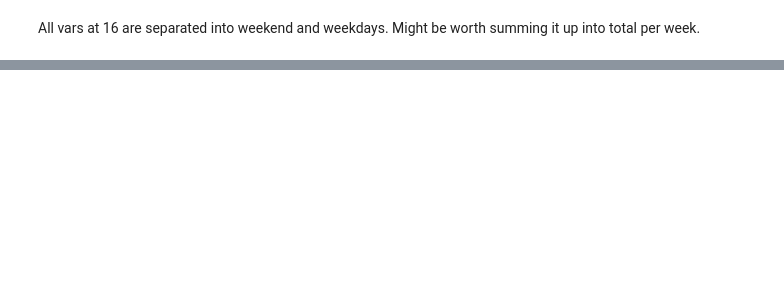
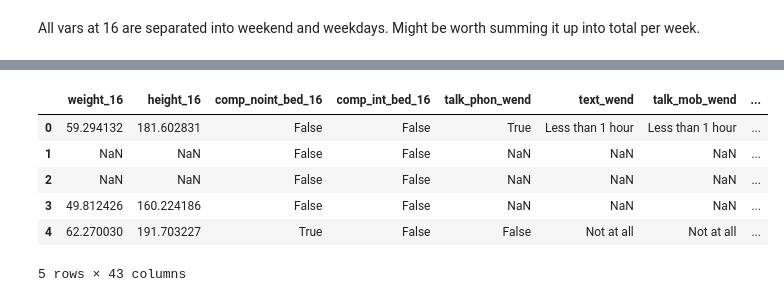
Before and after one commit to kkadzielna/project_14, a Jupyter notebook: exploratory_data_analysis.ipynb, the cells around one changed output, grey strips where cells are left out. Drawn from its saved outputs; the diff is of its cells as text; code cells hidden in the pictures; blank space fills up the shorter version.

Commit message:
Fix of which variables to keep and which variables werent answered together when combined

```diff
--- a/exploratory_data_analysis.ipynb
+++ b/exploratory_data_analysis.ipynb
@@ -212,4 +37,0 @@ for i in ['pat_ses', 'mat_ses', 'pat_edu', 'mat_edu']:
-# %%
-for i in data.columns:
-    if len(data[i].unique()) <= 15:
-        print(i, data[i].unique())
@@ -274,0 +50,6 @@ data.to_csv("newdata.csv")
+# %%
+df = pd.DataFrame(data)
+for i in df.columns:
+    if (i in columns_to_keep_names):
+        print(i, "keep")
+    else: df.drop(i, inplace = True, axis = 1)
@@ -274,0 +76,7 @@ data.to_csv("newdata.csv")
+# %%
+data = df
+print(data.columns)
+for i in data.columns:
+    if len(data[i].unique()) <= 7:
+        m = 1
+        #print(i, data[i].unique())
@@ -274,0 +95,36 @@ data.to_csv("newdata.csv")
+# %%
+for i in ['comp_bed_9', 'pat_pres_10', 'pat_pres_8', 'pat_pres', 'mat_anx_1', 'mat_anx_18m', 'mat_anx_8m', 'emot_cruel',
+          'phys_cruel', 'mat_anx_0m', 'child_bull', 'musi_13', 'tv_bed_9', 'own_mob', 'comp_games']:
+    if(i in data.columns):
+        data[i] = data[i].replace(['Yes'], True)
+        data[i] = data[i].replace(['No'], False)
+
+for i in ['comp_noint_bed_16', 'comp_int_bed_16', 'comp_house', 'tv_bed_16']:
+    if(i in data.columns):
+        data[i] = data[i].replace(['Yes'], True)
+        data[i] = data[i].fillna(False)
+
+for i in ['talk_phon_wend', 'musi_wend', 'talk_phon_week', 'musi_week']:
+    if(i in data.columns):
+        data[i] = data[i].replace(['Not at all'], False)
+        data[i] = data[i].replace(['Any at all'], True)
+
+for i in ['play_wend', 'out_sum_wend', 'play_week', 'out_sum_week']:
+    if(i in data.columns):
+        data[i] = data[i].replace(['Less than 3 hours'], False)
+        data[i] = data[i].replace(['3 or more hours'], True)
+
+for i in ['tran_wend', 'tran_week']:
+    if(i in data.columns):
+        data[i] = data[i].replace(['Less than 1 hour'], False)
+        data[i] = data[i].replace(['1 or more hours'], True)
+
+data.head()
+# %% [output]
+|  | weight_16 | height_16 | comp_noint_bed_16 | comp_int_bed_16 | talk_phon_wend | text_wend | talk_mob_wend | ... |
+| 0 | 59.294132 | 181.602831 | False | False | True | Less than 1 hour | Less than 1 hour | ... |
+| 1 | NaN | NaN | False | False | NaN | NaN | NaN | ... |
+| 2 | NaN | NaN | False | False | NaN | NaN | NaN | ... |
+| 3 | 49.812426 | 160.224186 | False | False | NaN | NaN | NaN | ... |
+| 4 | 62.270030 | 191.703227 | True | False | False | Not at all | Not at all | ... |
+5 rows × 43 columns
```
Also changed, not shown: parts of 53 cells of this notebook, 2 other files.
